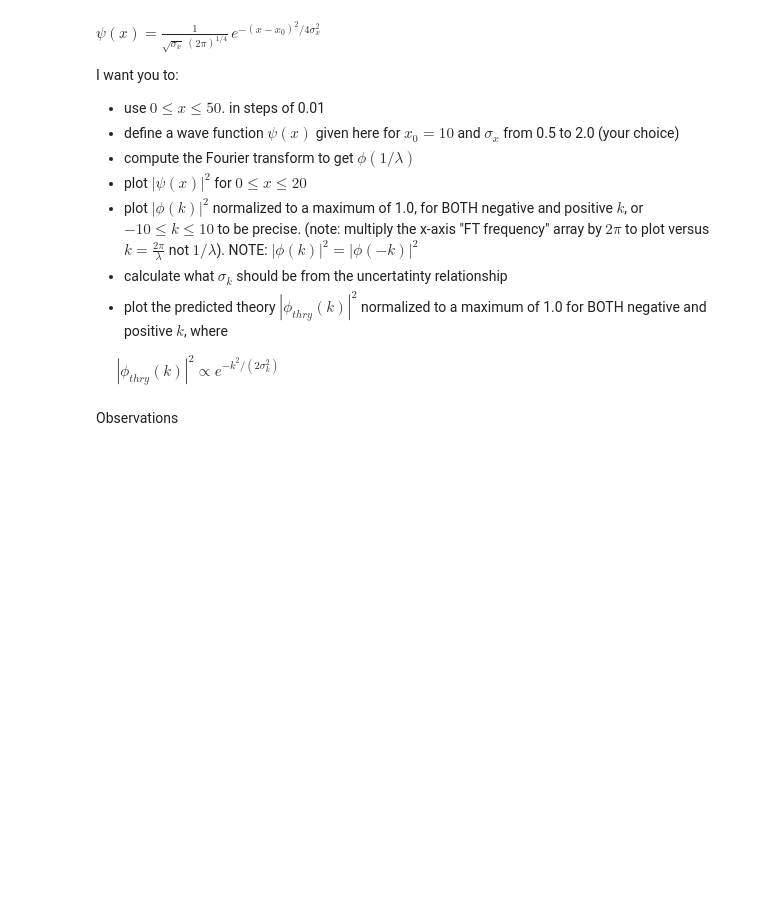
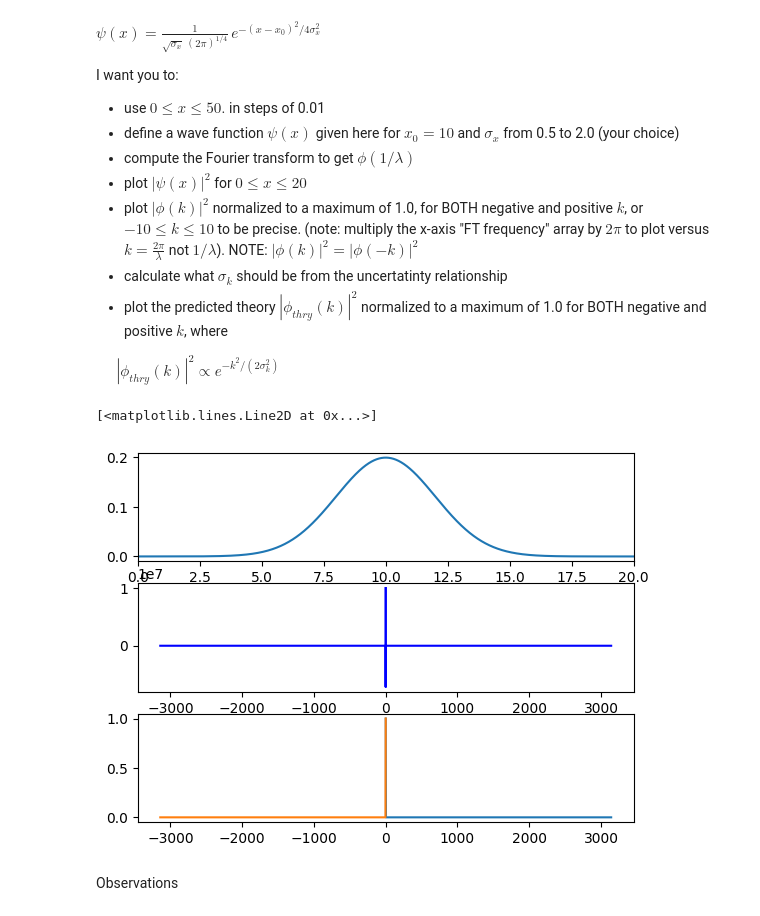
Before and after one commit to Djamil17/computational-physics-recipes, a Jupyter notebook: Homework/Homework3/Phys474_S23_Hwk3.ipynb, the cells around one changed output. Drawn from its saved outputs; the diff is of its cells as text; code cells hidden in the pictures; blank space fills up the shorter version.

```diff
--- a/Homework/Homework3/Phys474_S23_Hwk3.ipynb
+++ b/Homework/Homework3/Phys474_S23_Hwk3.ipynb
@@ -213,6 +224,41 @@ I want you to:
 $\,\,\,\,\,\,\,\, |\phi_{thry}(k)|^2 \propto e^{-k^2/(2\sigma_k^2)}$
 # %%
 # Your code here...
+sqrt=lambda x: (x)**(1/2)
+power=lambda x,n: (x)**n
+pi=np.pi
+
+def psi_x(xmin:float,xmax:float,step:int, x0:float=10,sigma:float=.5)->np.array:
+    x=np.linspace(xmin,xmax,int((xmax-xmin)/step))
+    return x,1/(sqrt(sigma)*power((2*pi),1/4))*np.exp(-power(x-x0,2)/(4*power(sigma,2)))
+
+def phi_k(k:np.array,sigma_k:float)->np.array:
+    return np.exp(-power(k,2)/(4*power(sigma_k,2)))
+
+def uncertainty()->float:
+    return 0
+
+x,amplitude=psi_x(0,50,.001,sigma=2)
+psi_sqrd=amplitude**2
+k = np.fft.rfftfreq(len(psi_sqrd),.001)*2*pi
+spectrum=np.fft.rfft(amplitude)
+spectrum_sqrd=spectrum **2
+
+fig,axs=plt.subplots(3,1)
+
+axs[0].plot(x,psi_sqrd)
+axs[0].set_xlim((0,20))
+axs[1].plot(k,spectrum_sqrd,color='blue')
+axs[1].plot(-k,spectrum_sqrd,color='blue')
+
+
+sigma_k=1/(2*sigma)
+phi=phi_k(k,sigma_k)
+axs[2].plot(k,phi)
+axs[2].plot(-k,phi)
+# %% [output]
+[<matplotlib.lines.Line2D at 0x...>]
+[figure, added]
 # %% [markdown]
 Observations
 # %% [markdown]
```
Also changed, not shown: parts of 6 cells of this notebook.
